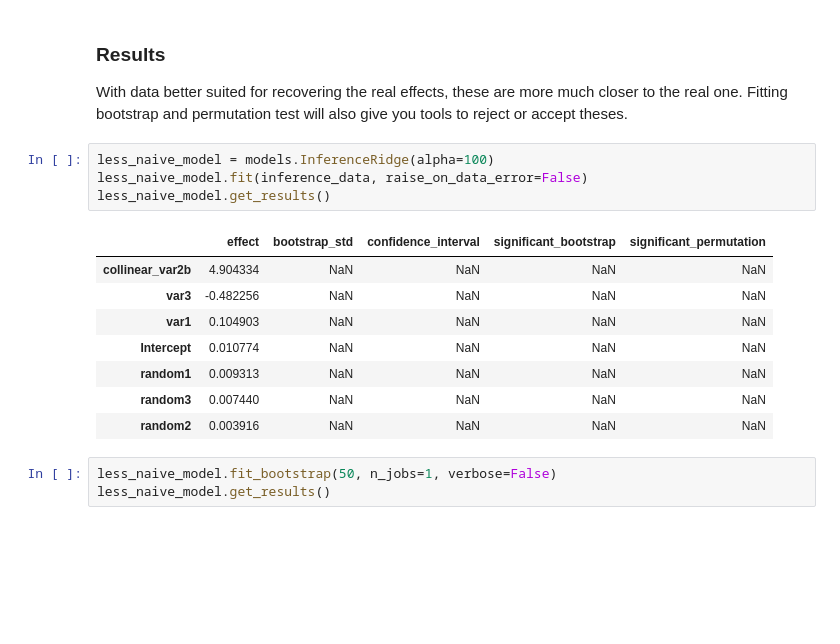
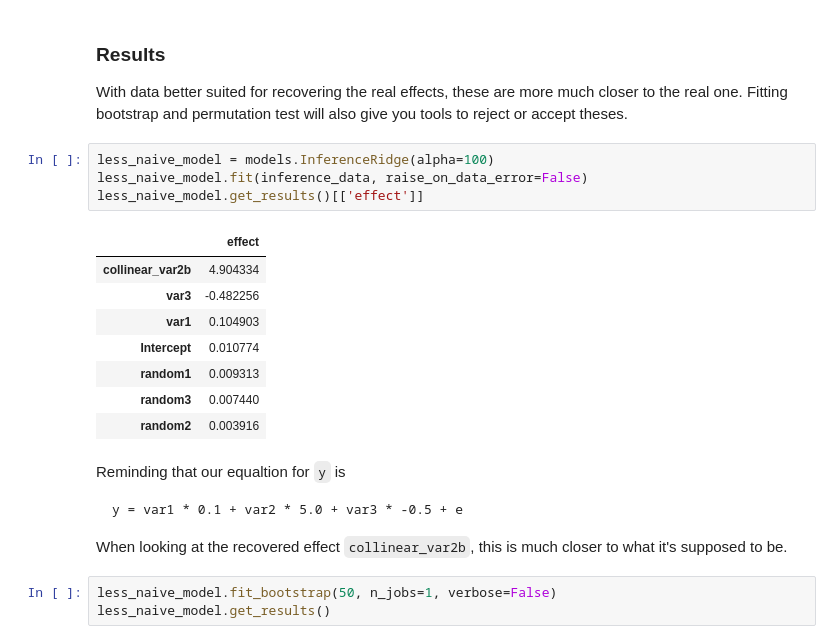
Before and after one commit to google-marketing-solutions/gps_building_blocks, a Jupyter notebook: py/gps_building_blocks/ml/statistical_inference/examples/simple_simulation.ipynb, the cells around one changed output. Cells and saved outputs as stored; diff of their text form; blank space fills up the shorter version.

````diff
--- a/py/gps_building_blocks/ml/statistical_inference/examples/simple_simulation.ipynb
+++ b/py/gps_building_blocks/ml/statistical_inference/examples/simple_simulation.ipynb
@@ -185,16 +198,24 @@ With data better suited for recovering the real effects, these are more much clo
 # %%
 less_naive_model = models.InferenceRidge(alpha=100)
 less_naive_model.fit(inference_data, raise_on_data_error=False)
-less_naive_model.get_results()
+less_naive_model.get_results()[['effect']]
 # %% [output]
-|  | effect | bootstrap_std | confidence_interval | significant_bootstrap | significant_permutation |
-| collinear_var2b | 4.904334 | NaN | NaN | NaN | NaN |
-| var3 | -0.482256 | NaN | NaN | NaN | NaN |
-| var1 | 0.104903 | NaN | NaN | NaN | NaN |
-| Intercept | 0.010774 | NaN | NaN | NaN | NaN |
-| random1 | 0.009313 | NaN | NaN | NaN | NaN |
-| random3 | 0.007440 | NaN | NaN | NaN | NaN |
-| random2 | 0.003916 | NaN | NaN | NaN | NaN |
+|  | effect |
+| collinear_var2b | 4.904334 |
+| var3 | -0.482256 |
+| var1 | 0.104903 |
+| Intercept | 0.010774 |
+| random1 | 0.009313 |
+| random3 | 0.007440 |
+| random2 | 0.003916 |
+# %% [markdown]
+Reminding that our equaltion for `y` is
+
+```
+y = var1 * 0.1 + var2 * 5.0 + var3 * -0.5 + e
+```
+
+When looking at the recovered effect `collinear_var2b`, this is much closer to what it's supposed to be.
 # %%
 less_naive_model.fit_bootstrap(50, n_jobs=1, verbose=False)
 less_naive_model.get_results()
````
Also changed, not shown: parts of 4 cells of this notebook.
